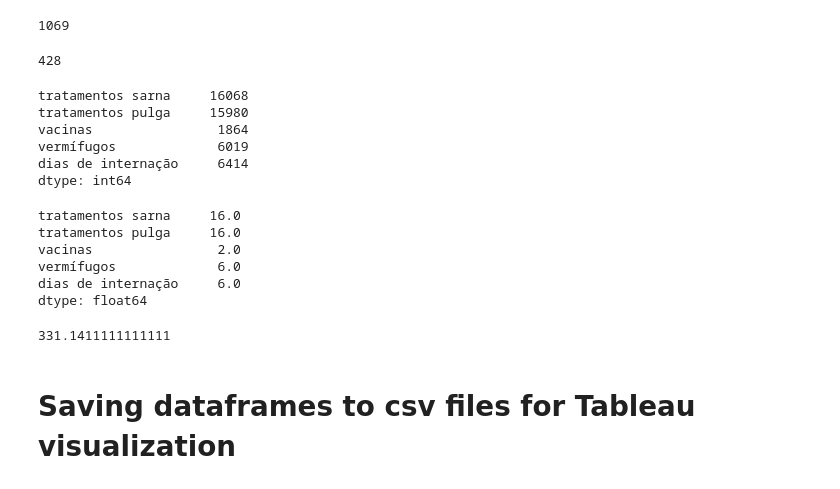
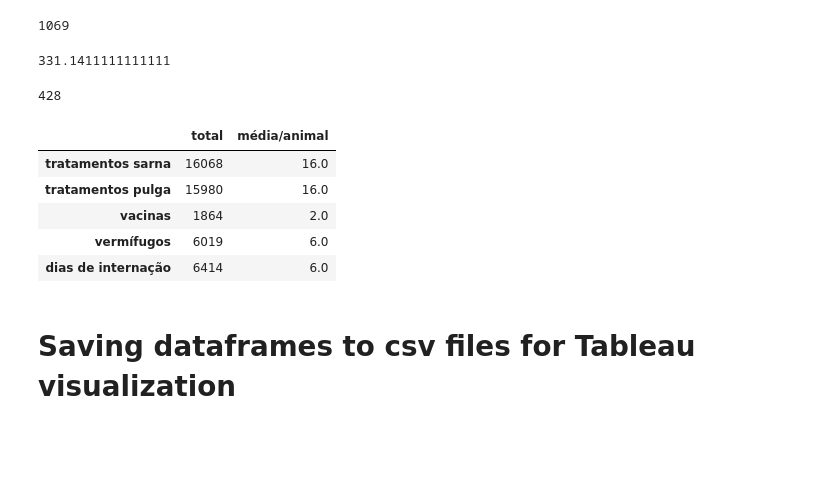
Before and after one commit to vdechen/DataAnalysis_NGO, a Jupyter notebook: Data cleaning and analysis.ipynb, the cells around one changed output. Saved outputs shown, nothing was run; the diff lists cells and outputs as text; code cells hidden in the pictures; blank space fills up the shorter version.

Commit message:
new images for visualization and 'care' table

```diff
--- a/Data cleaning and analysis.ipynb
+++ b/Data cleaning and analysis.ipynb
@@ -9,7 +9,7 @@ pd.options.display.max_rows = 1000
 pd.options.display.max_columns = 1000
 # %%
 # read "animals" csv
-animals = pd.read_excel(r"C:\Users\Vanessa\Downloads\Projeto Final\animais_2016_2019.xlsx", index_col = None)
+animals = pd.read_excel(r"C:\Users\Vanessa\Downloads\Dados\Programas\Repositório Git\NGO_DataAnalysis\raw tables\animais_2016_2019.xlsx", index_col = None)
 # %%
 # rename "animals" columns
 animals.columns = animals.columns.str.lower().str.strip()
@@ -322,6 +322,13 @@ expenses20_22.groupby(['ano', 'favorecido']).aggregate({'despesas':sum})
 len(animals)
 # %% [output]
 1069
+# %%
+# yearly average cost/animal 2016-2019
+# custos totais necessários para alimentação, castração, vacinação, tratamentos, internações, socorro a acidentes (cobras, ouriços, envenenamentos, atropelamentos, brigas)
+expenses16_19 = expenses[(expenses['ano'] == 2016) | (expenses['ano'] == 2017) | (expenses['ano'] == 2018) | (expenses['ano'] == 2019)]
+expenses16_19['despesas'].sum()/4/1026
+# %% [output]
+331.1411111111111
 # %%
 # total castrations (2016-2019)
 len(animals[animals['castrado'] == 'sim'])
@@ -332,32 +339,22 @@ len(animals[animals['castrado'] == 'sim'])
 animals_dis = animals[['tratamento de sarna (nº de aplicações) total', 'tratamento pulga (nº de aplicações) total', 'vacinas total',  'vermifugo\ntotal', 'dias de internação (total)']]
 animals_dis.columns = ['tratamentos sarna', 'tratamentos pulga', 'vacinas', 'vermífugos', 'dias de internação']
 total_care = round(animals_dis.sum())
-total_care
+care_df = pd.DataFrame(total_care)
-# %% [output]
-tratamentos sarna     16068
-tratamentos pulga     15980
-vacinas                1864
-vermífugos             6019
-dias de internação     6414
-dtype: int64
 # %%
 # total treatments/animal (2016-2019)
 animal_1 = round(total_care/1026)
 animal_1
+care_df['média/animal'] = animal_1
+care_df.columns = ['total', 'média/animal']
+care_df['média/animal'] = care_df['média/animal'].astype(int)
+care_df
 # %% [output]
-tratamentos sarna     16.0
-tratamentos pulga     16.0
-vacinas                2.0
-vermífugos             6.0
-dias de internação     6.0
-dtype: float64
+|  | total | média/animal |
+| tratamentos sarna | 16068 | 16.0 |
+| tratamentos pulga | 15980 | 16.0 |
+| vacinas | 1864 | 2.0 |
+| vermífugos | 6019 | 6.0 |
+| dias de internação | 6414 | 6.0 |
-# %%
-# yearly average cost/animal 2016-2019
-# custos totais necessários para alimentação, castração, vacinação, tratamentos, internações, socorro a acidentes (cobras, ouriços, envenenamentos, atropelamentos, brigas)
-expenses16_19 = expenses[(expenses['ano'] == 2016) | (expenses['ano'] == 2017) | (expenses['ano'] == 2018) | (expenses['ano'] == 2019)]
-expenses16_19['despesas'].sum()/4/1026
-# %% [output]
-331.1411111111111
 # %% [markdown]
 # Saving dataframes to csv files for Tableau visualization
 # %%
```
Also changed, not shown: parts of 5 cells of this notebook, 21 other files.
